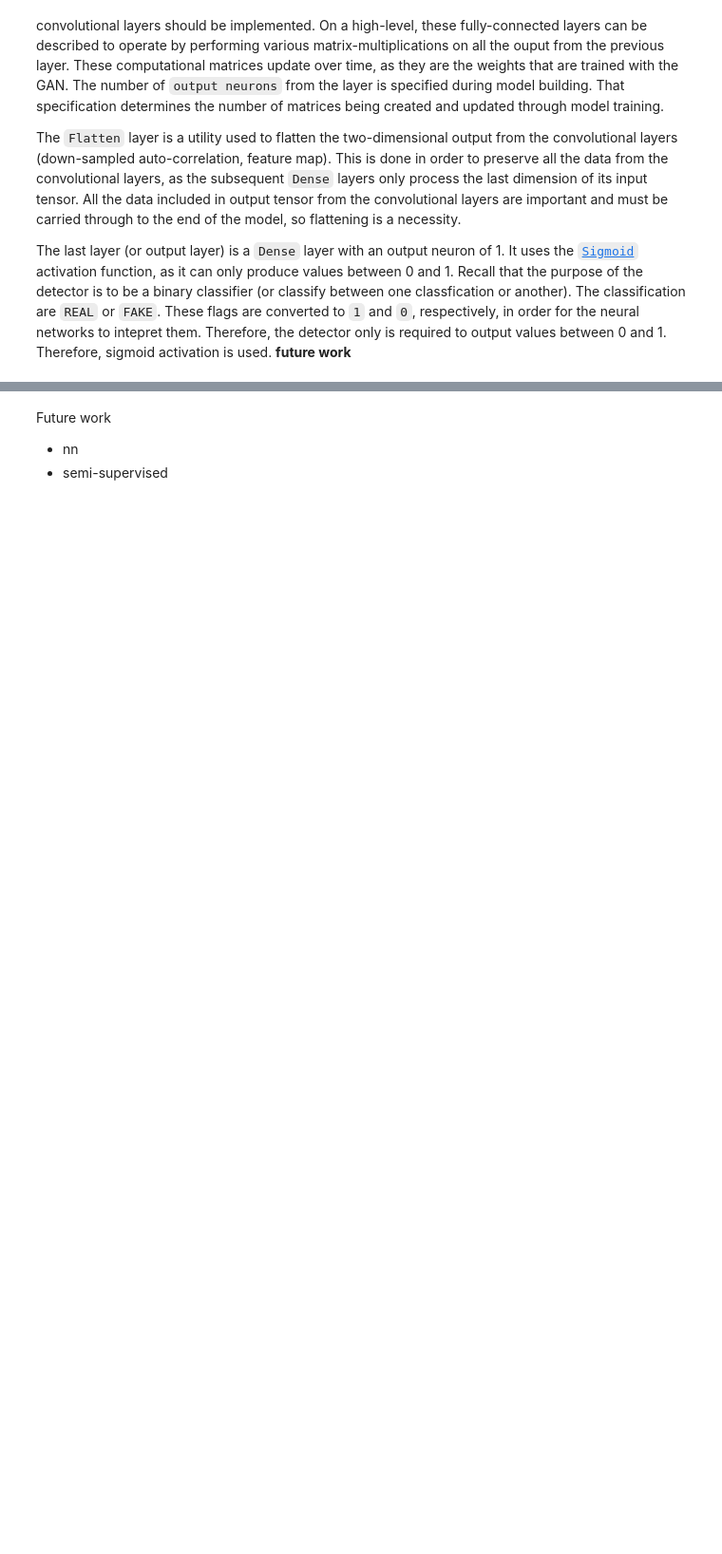
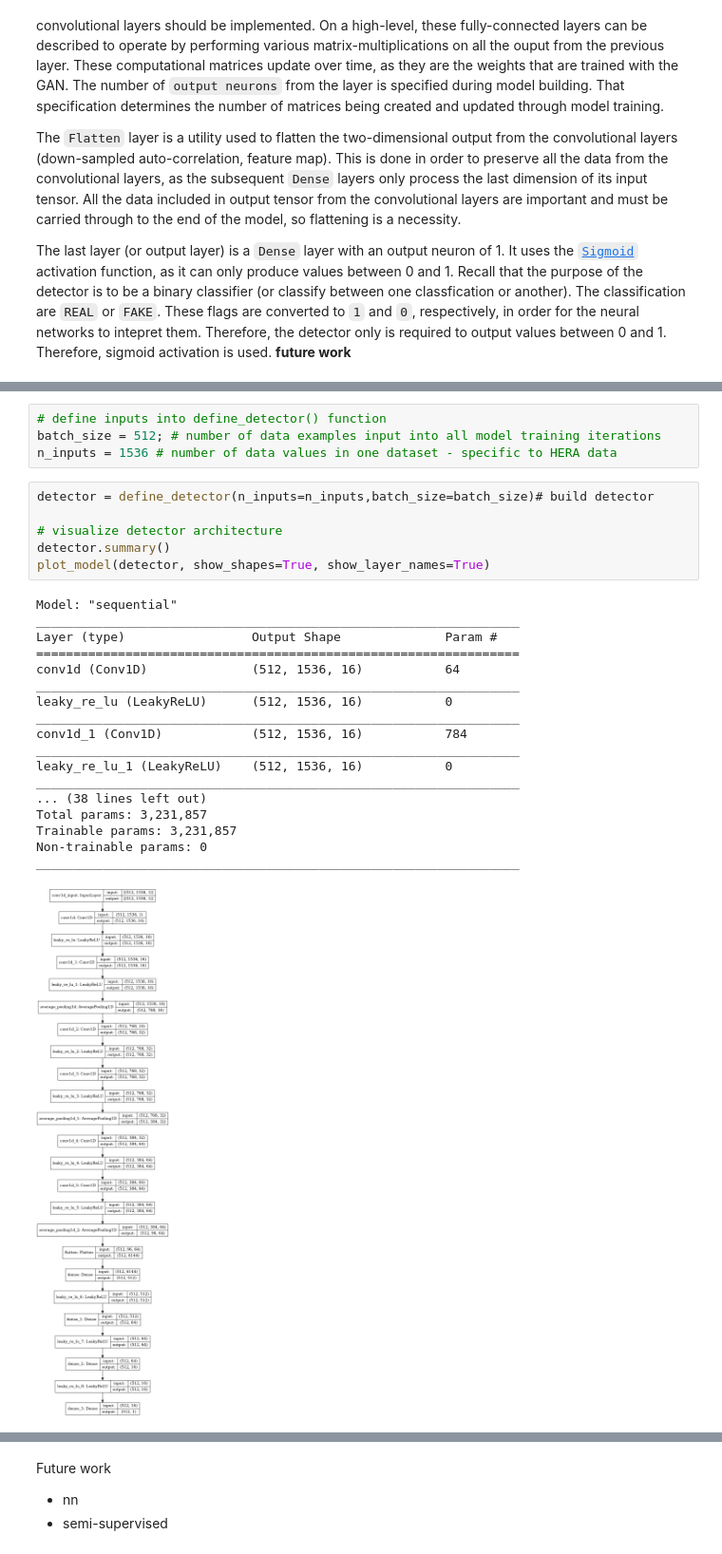
Before and after one commit to jshy883/jshy883-2459122-H4C_Machine-Learning_Practice-, a Jupyter notebook: documented_code.ipynb, the cells around one changed output, grey strips where cells are left out. Shown at 95% size. Drawn from its saved outputs; the diff is of its cells as text; blank space fills up the shorter version.

```diff
--- a/documented_code.ipynb
+++ b/documented_code.ipynb
@@ -245,0 +250,29 @@ def define_detector(n_inputs,batch_size):
+# %%
+# define inputs into define_detector() function
+batch_size = 512; # number of data examples input into all model training iterations
+n_inputs = 1536 # number of data values in one dataset - specific to HERA data
+# %%
+detector = define_detector(n_inputs=n_inputs,batch_size=batch_size)# build detector
+
+# visualize detector architecture
+detector.summary()
+plot_model(detector, show_shapes=True, show_layer_names=True)
+# %% [output]
+Model: "sequential"
+_________________________________________________________________
+Layer (type)                 Output Shape              Param #
+=================================================================
+conv1d (Conv1D)              (512, 1536, 16)           64
+_________________________________________________________________
+leaky_re_lu (LeakyReLU)      (512, 1536, 16)           0
+_________________________________________________________________
+conv1d_1 (Conv1D)            (512, 1536, 16)           784
+_________________________________________________________________
+leaky_re_lu_1 (LeakyReLU)    (512, 1536, 16)           0
+_________________________________________________________________
+... (38 lines left out)
+Total params: 3,231,857
+Trainable params: 3,231,857
+Non-trainable params: 0
+_________________________________________________________________
+[figure, added]
```
Also changed, not shown: parts of 21 cells of this notebook.
